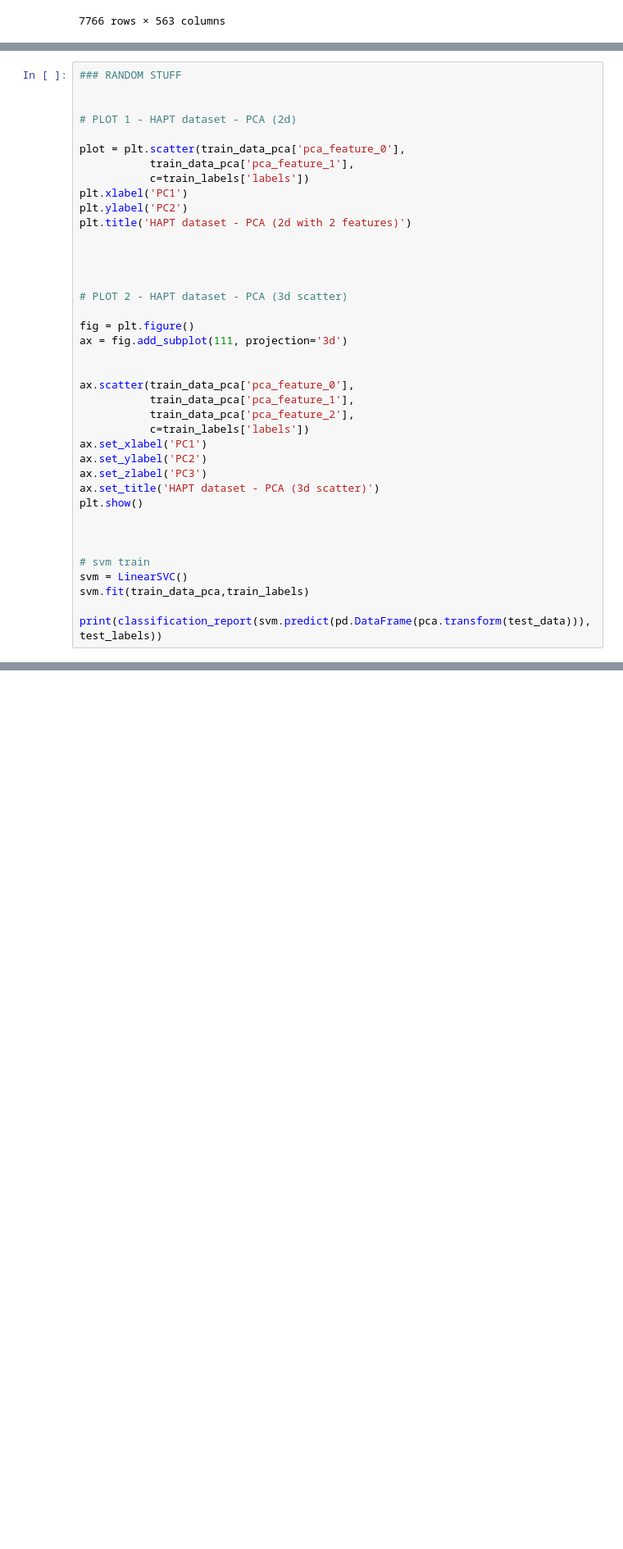
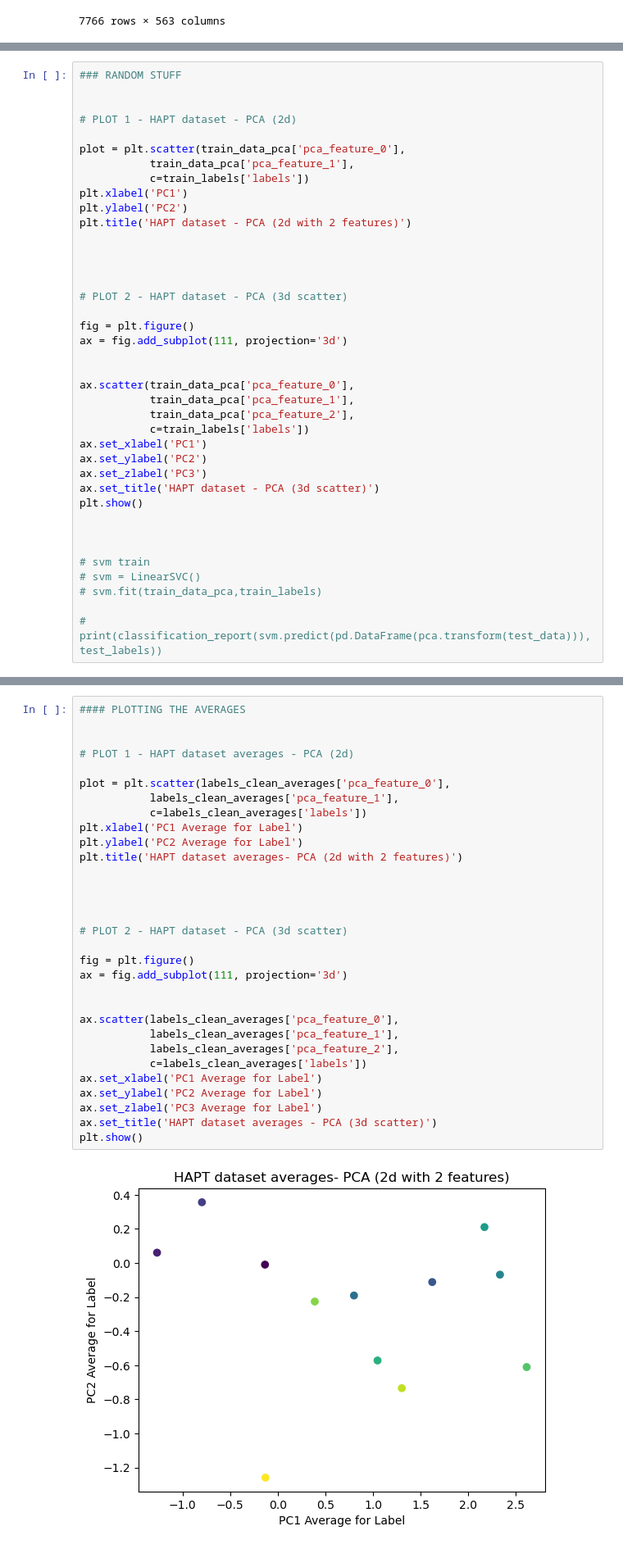
Before and after one commit to jayceeuzo/HAPT_auto_viz, a Jupyter notebook: hapt.ipynb, the cells around one changed output, grey strips where cells are left out. Shown at 82% size. Saved outputs shown, nothing was run; the diff lists cells and outputs as text; blank space fills up the shorter version.

```diff
--- a/hapt.ipynb
+++ b/hapt.ipynb
@@ -143,10 +143,10 @@ plt.show()
 
 
 # svm train
-svm = LinearSVC()
-svm.fit(train_data_pca,train_labels)
+# svm = LinearSVC()
+# svm.fit(train_data_pca,train_labels)
 
-print(classification_report(svm.predict(pd.DataFrame(pca.transform(test_data))),test_labels))
+# print(classification_report(svm.predict(pd.DataFrame(pca.transform(test_data))),test_labels))
 # %% [output]
 [figure]
 [figure]
@@ -203,0 +204,33 @@ labels_clean_partitionn = partition_by_criteria(entire_data_pca_clean,'labels')
+# %%
+#### PLOTTING THE AVERAGES
+
+
+# PLOT 1 - HAPT dataset averages - PCA (2d)
+
+plot = plt.scatter(labels_clean_averages['pca_feature_0'],
+           labels_clean_averages['pca_feature_1'],
+           c=labels_clean_averages['labels'])
+plt.xlabel('PC1 Average for Label')
+plt.ylabel('PC2 Average for Label')
+plt.title('HAPT dataset averages- PCA (2d with 2 features)')
+
+
+
+
+# PLOT 2 - HAPT dataset - PCA (3d scatter)
+
+fig = plt.figure()
+ax = fig.add_subplot(111, projection='3d')
+
+
+ax.scatter(labels_clean_averages['pca_feature_0'],
+           labels_clean_averages['pca_feature_1'],
+           labels_clean_averages['pca_feature_2'],
+           c=labels_clean_averages['labels'])
+ax.set_xlabel('PC1 Average for Label')
+ax.set_ylabel('PC2 Average for Label')
+ax.set_zlabel('PC3 Average for Label')
+ax.set_title('HAPT dataset averages - PCA (3d scatter)')
+plt.show()
+# %% [output]
+[figure, added]
```
Also changed, not shown: parts of 5 cells of this notebook.
